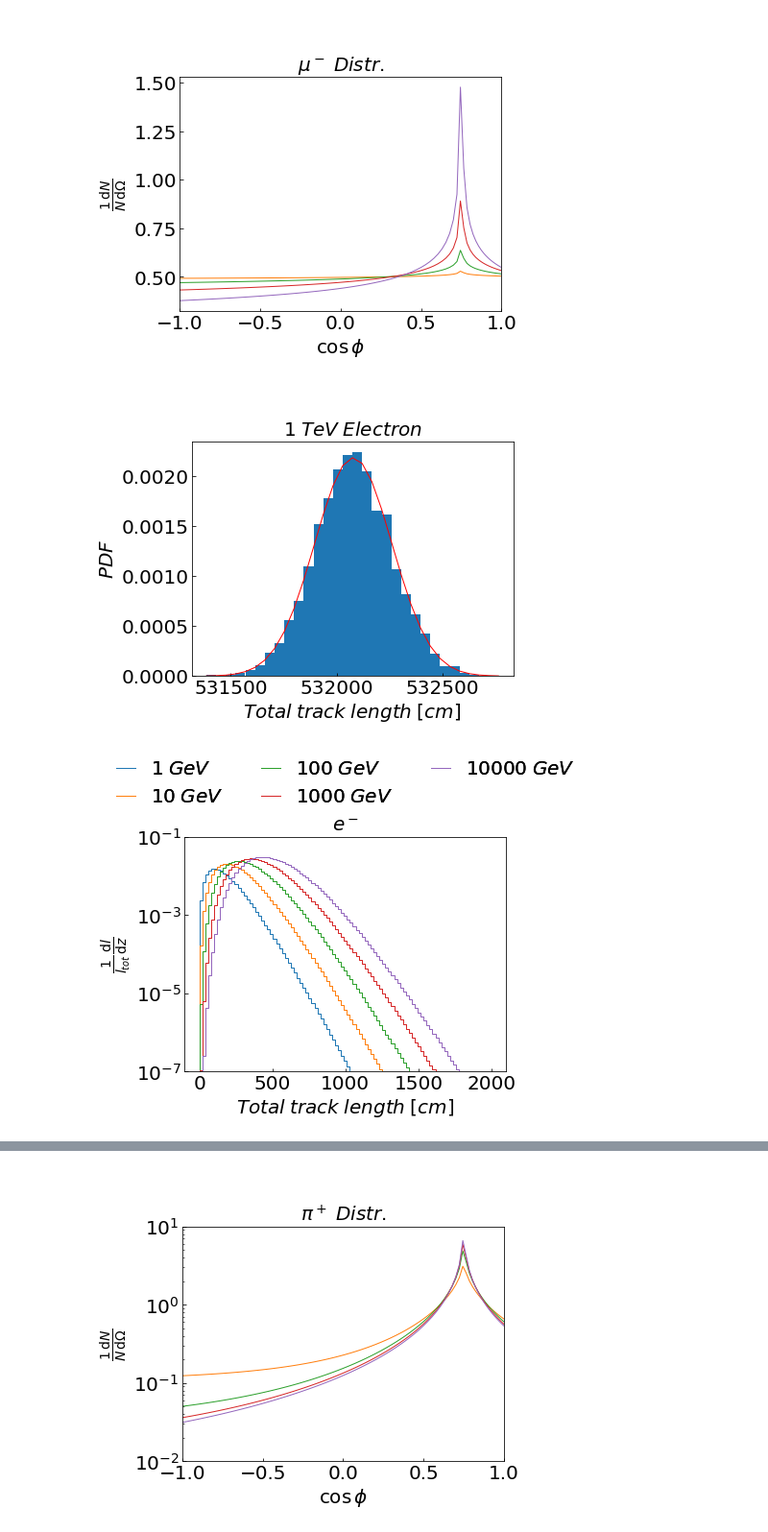
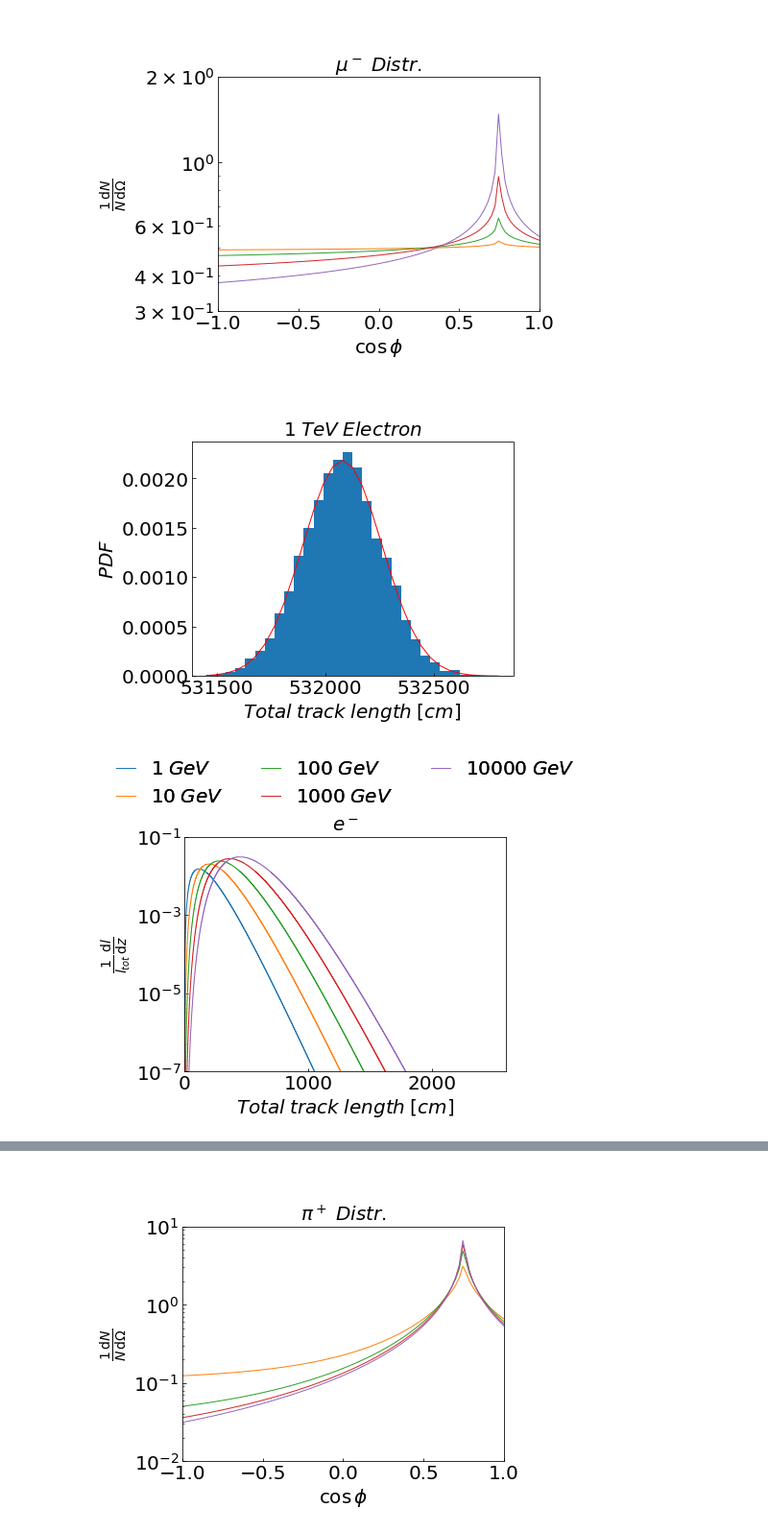
Before and after one commit to MeighenBergerS/fennel, a Jupyter notebook: notebooks/example.ipynb, the cells around one changed output, grey strips where cells are left out. Shown at 96% size. Saved outputs shown, nothing was run; the diff lists cells and outputs as text; code cells hidden in the pictures.

```diff
--- a/notebooks/example.ipynb
+++ b/notebooks/example.ipynb
@@ -37 +33,17 @@ for particle_key in fennel_instance._particles.keys():
+# %%
+# Creating a fennel object
+fennel_instance = Fennel()
+# %%
+# Running the simulation
+fennel_instance.sim()
+statistics = fennel_instance.statistics
+# %%
+# Energies of interest
+energy_ids = [0, 10, 20, 30, 40]
+egrid = config['advanced']["energy grid"]
+track_lengths = config['advanced']['track lengths']
+track_ids = [30]
+wavelengths = config['advanced']['wavelengths']
+angle_grid = config['advanced']['angles']
+zgrid = config['advanced']['z grid']
 # %%
@@ -69,37 +80,39 @@ energy_ids = [0, 10, 20, 30, 40]
 # %%
 # Additional tracks -- angular distro
-angles = np.linspace(0., 180., 100)[::-1]
-angle_distro = fennel_instance._track.cherenkov_angle_distro(angles, 1.333, particles[13])
+angle_distro = statistics[13]['track']['emission angles']
 figure, (ax1) = plt.subplots(1, 1, figsize=(std_size, std_size * 6. / 8.), sharex=True)
+flipped_res = angle_distro[::-1]
 for e_id in energy_ids:
-    ax1.plot(np.cos(np.deg2rad(angles)),
-    angle_distro.T[e_id] / np.trapz(angle_distro.T[e_id], x=np.cos(np.deg2rad(angles))), lw=lw)
+    ax1.plot(np.cos(np.deg2rad(angle_grid[::-1])),
+    flipped_res.T[e_id] /
+    np.trapz(flipped_res.T[e_id], x=np.cos(np.deg2rad(angle_grid[::-1]))), lw=lw)
 # ---------------------------------------------
 # Plotting options
 ax1.set_xscale('linear')
-ax1.set_yscale('linear')
+ax1.set_yscale('log')
 ax1.set_xlabel(r'$\cos\phi}$', fontsize=fontsize)
 ax1.set_ylabel(r'$\frac{1}{N}\frac{\mathrm{d}N}{\mathrm{d}\Omega}$', fontsize=fontsize)
 ax1.tick_params(axis = 'both', which = 'major', labelsize=fontsize, direction='in')
 ax1.tick_params(axis = 'both', which = 'minor', labelsize=fontsize, direction='in')
 h, l = ax1.get_legend_handles_labels()
 lgd1 = ax1.legend(h, l, loc=9, bbox_to_anchor=(0.5, +1.27),
                   ncol=3, fontsize=fontsize, handlelength=h_length,
                   fancybox=True, frameon=False)
 ax1.add_artist(lgd1)
 ax1.set_xlim(-1, 1)
-# ax1.set_ylim(1e-1, 3e0)
+ax1.set_ylim(3e-1, 2e0)
 ax1.set_title("$\mu^-\;Distr.$", fontsize=fontsize)
 plt.show()
 # ---------------------------------------------
 # Storing the image
-figure.savefig(PICS + "Additional_Track.png",
+figure.savefig(PICS + "Angle_Distro_Track.png",
                bbox_inches='tight', dpi=export_dpi)
 # %% [output]
-[figure, old version]
+[figure, new version]
 # %%
 # EM Cascade -- Track lengths
-track_lengths, track_lengths_sd = fennel_instance._em_cascade.track_lengths(particles[11])
+track_lengths = statistics[11]['em cascade']['length']
+track_lengths_sd = statistics[11]['em cascade']['length sd']
 figure, (ax1) = plt.subplots(1, 1, figsize=(std_size, std_size * 6. / 8.), sharex=True)
 for e_id in [30]:
     s = np.random.normal(track_lengths[e_id], track_lengths_sd[e_id], 10000)
@@ -129,16 +142,15 @@ plt.show()
 figure.savefig(PICS + "EM_Tracks_Distro.png",
                bbox_inches='tight', dpi=export_dpi)
 # %% [output]
-[figure, old version]
+[figure, new version]
 # %%
 # EM Cascade -- Longi Profile
-z_grid = np.linspace(0., 2000., 100)
-longi_profile = fennel_instance._em_cascade._log_profile_func(z_grid, particles[11])
+longi_profile = statistics[11]['em cascade']['long profile']
 figure, (ax1) = plt.subplots(1, 1, figsize=(std_size, std_size * 6. / 8.), sharex=True)
 for e_id in energy_ids:
-    ax1.step(z_grid,
+    ax1.step(zgrid,
     longi_profile.T[e_id] / fennel_instance._em_cascade._Lrad,
-    linewidth=lw, label="$%.f\;GeV$" % particles[11]._energies[e_id])
+    linewidth=lw, label="$%.f\;GeV$" % egrid[e_id])
 # ---------------------------------------------
 # Plotting options
 ax1.set_xscale('linear')
@@ -152,7 +164,7 @@ lgd1 = ax1.legend(h, l, loc=9, bbox_to_anchor=(0.5, +1.4),
                   ncol=3, fontsize=fontsize, handlelength=h_length,
                   fancybox=True, frameon=False)
 ax1.add_artist(lgd1)
-# ax1.set_xlim(500, 600)
+ax1.set_xlim(0, 2600)
 ax1.set_ylim(1e-7, 1e-1)
 ax1.set_title("$e^-$", fontsize=fontsize)
 plt.show()
@@ -161,6 +173,6 @@ plt.show()
 figure.savefig(PICS + "EM_Longi_Profile.png",
                bbox_inches='tight', dpi=export_dpi)
 # %% [output]
-[figure, old version]
+[figure, new version]
 # %%
 # EM Cascade -- Angular Distro
```
Also changed, not shown: parts of 10 cells of this notebook, 8 other files.
